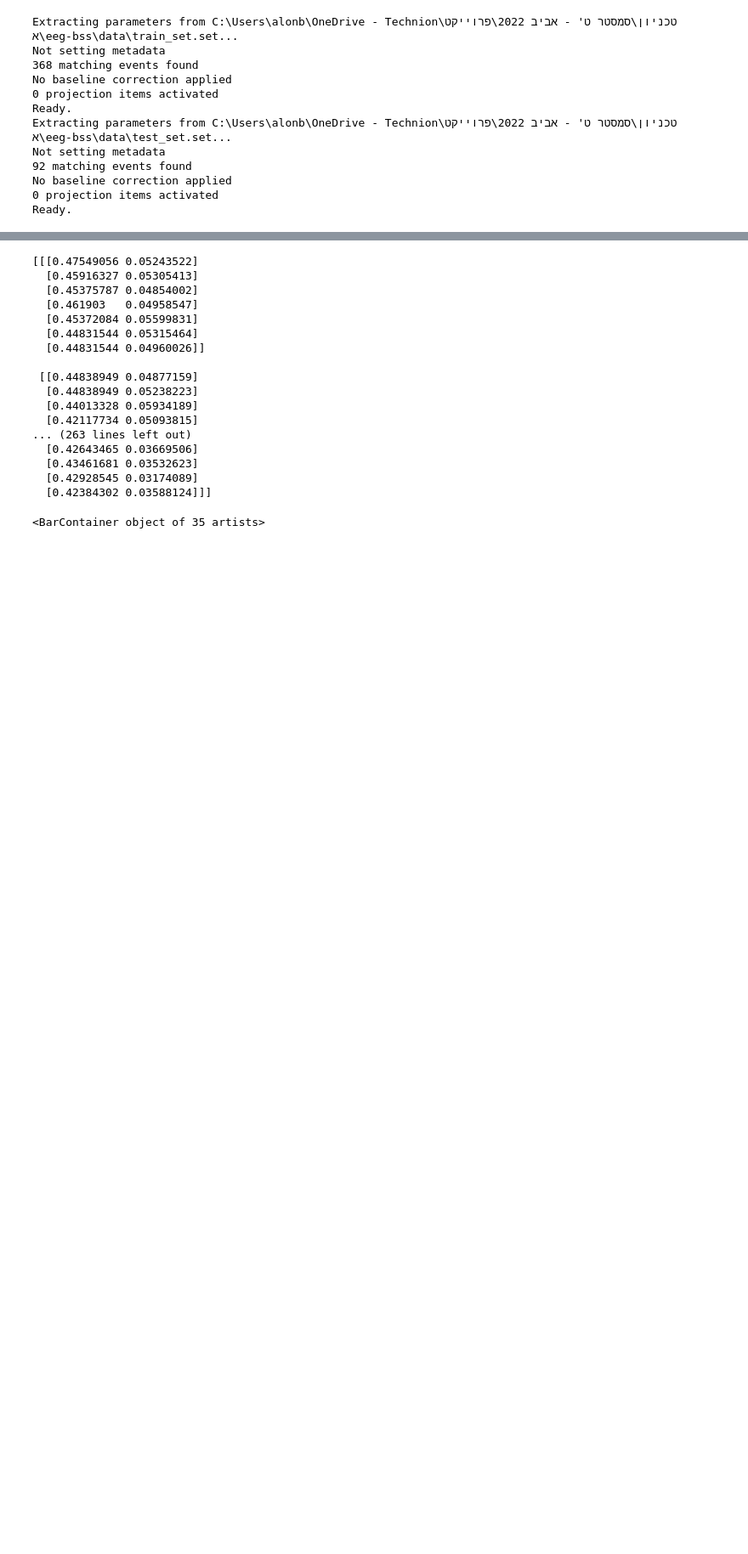
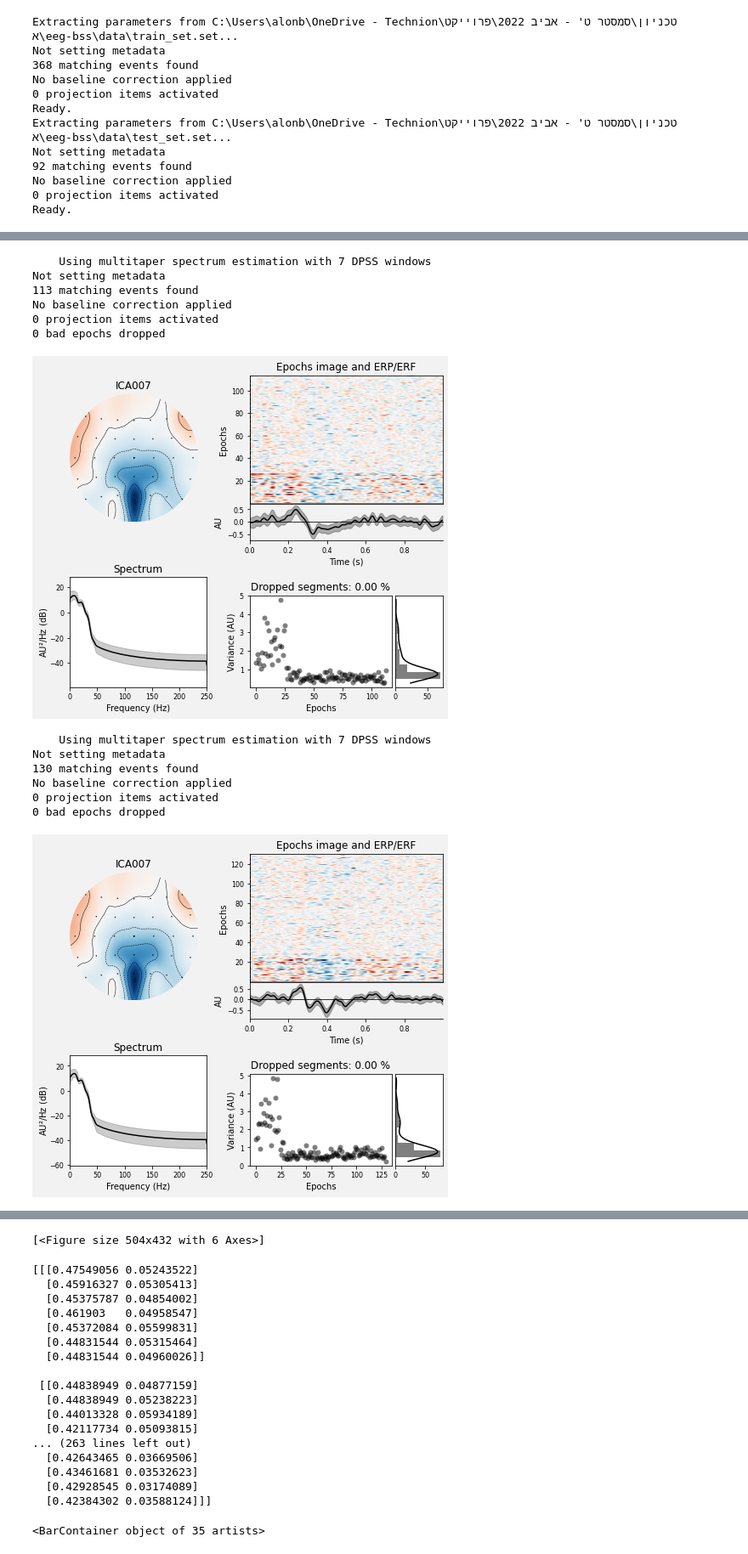
Before and after one commit to alonba/eeg-bss, a Jupyter notebook: FastICA.ipynb, the cells around one changed output, grey strips where cells are left out. Shown at 85% size. Saved outputs shown, nothing was run; the diff lists cells and outputs as text; code cells hidden in the pictures; blank space fills up the shorter version.

```diff
--- a/FastICA.ipynb
+++ b/FastICA.ipynb
@@ -81,3 +111,25 @@ Fitting ICA took 18.2s.
 # %%
 np.save('./data/train_ICA_mixing_matrix.npy', train_ica.mixing_matrix_)
 np.save('./data/train_ICA_unmixing_matrix.npy', train_ica.unmixing_matrix_)
+# %%
+train_set_left = train_set['Left']
+train_set_right = train_set['Right']
+train_set_no_move = train_set['NoMove']
+mne.viz.plot_ica_properties(train_ica, train_set_left, picks=[7])
+mne.viz.plot_ica_properties(train_ica, train_set_right, picks=[7])
+mne.viz.plot_ica_properties(train_ica, train_set_no_move, picks=[7])
+# %% [output]
+    Using multitaper spectrum estimation with 7 DPSS windows
+Not setting metadata
+113 matching events found
+No baseline correction applied
+0 projection items activated
+0 bad epochs dropped
+[figure, added]
+    Using multitaper spectrum estimation with 7 DPSS windows
+Not setting metadata
+130 matching events found
+No baseline correction applied
+0 projection items activated
+0 bad epochs dropped
+[figure, added]
@@ -84 +143,2 @@ np.save('./data/train_ICA_unmixing_matrix.npy', train_ica.unmixing_matrix_)
+[<Figure size 504x432 with 6 Axes>]
 # %%
```
Also changed, not shown: parts of 6 cells of this notebook, 5 other files.
